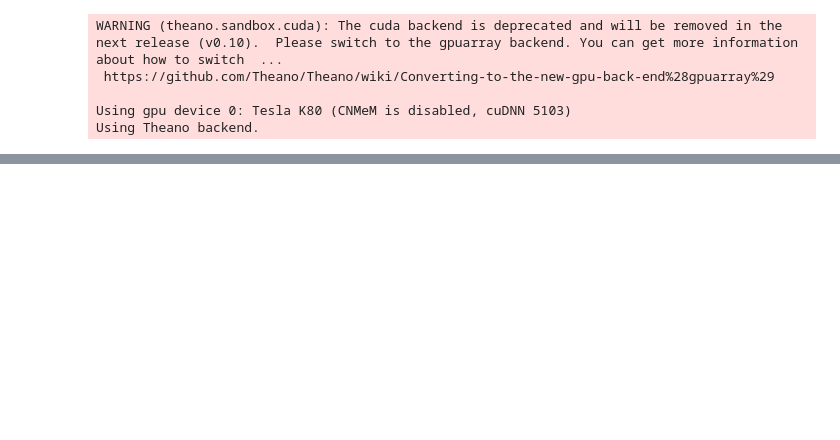
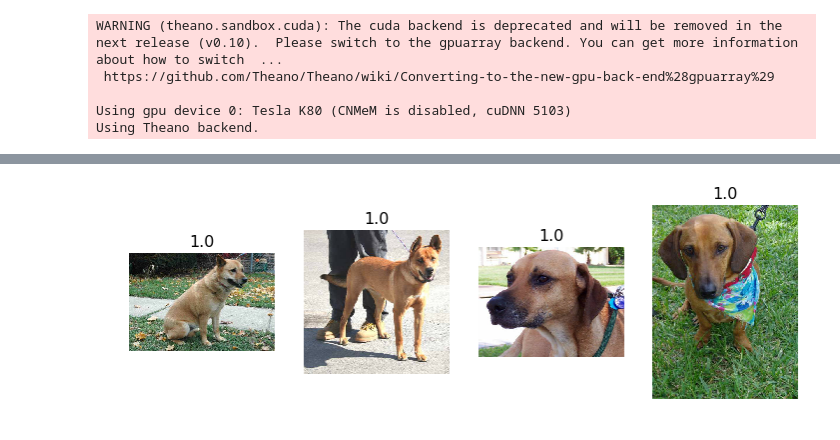
Before and after one commit to rforgione/courses-1, a Jupyter notebook: deeplearning1/nbs/lesson2-ss.ipynb, the cells around one changed output, grey strips where cells are left out. Cells and saved outputs as stored; diff of their text form; code cells hidden in the pictures; blank space fills up the shorter version.

```diff
--- a/deeplearning1/nbs/lesson2-ss.ipynb
+++ b/deeplearning1/nbs/lesson2-ss.ipynb
@@ -91,0 +204,2 @@ AttributeError: 'NoneType' object has no attribute 'strip'
+# %%
+probs = lm.predict_proba(val_features, batch_size=batch_size)[:, 0]
@@ -91,0 +262,4 @@ AttributeError: 'NoneType' object has no attribute 'strip'
+# %%
+# most correct dogs
+correctdogs = np.where((preds==1) & (preds==val_labels[:,1]))[0]
+most_correct_dogs = np.argsort(probs[correctdogs])[:n_view]
@@ -91,0 +270,4 @@ AttributeError: 'NoneType' object has no attribute 'strip'
+# %%
+plots_idx(correctdogs[most_correct_dogs], 1 - probs[correctdogs][most_correct_dogs])
+# %% [output]
+[figure, added]
```
Also changed, not shown: parts of 82 cells of this notebook, 7 other files.
